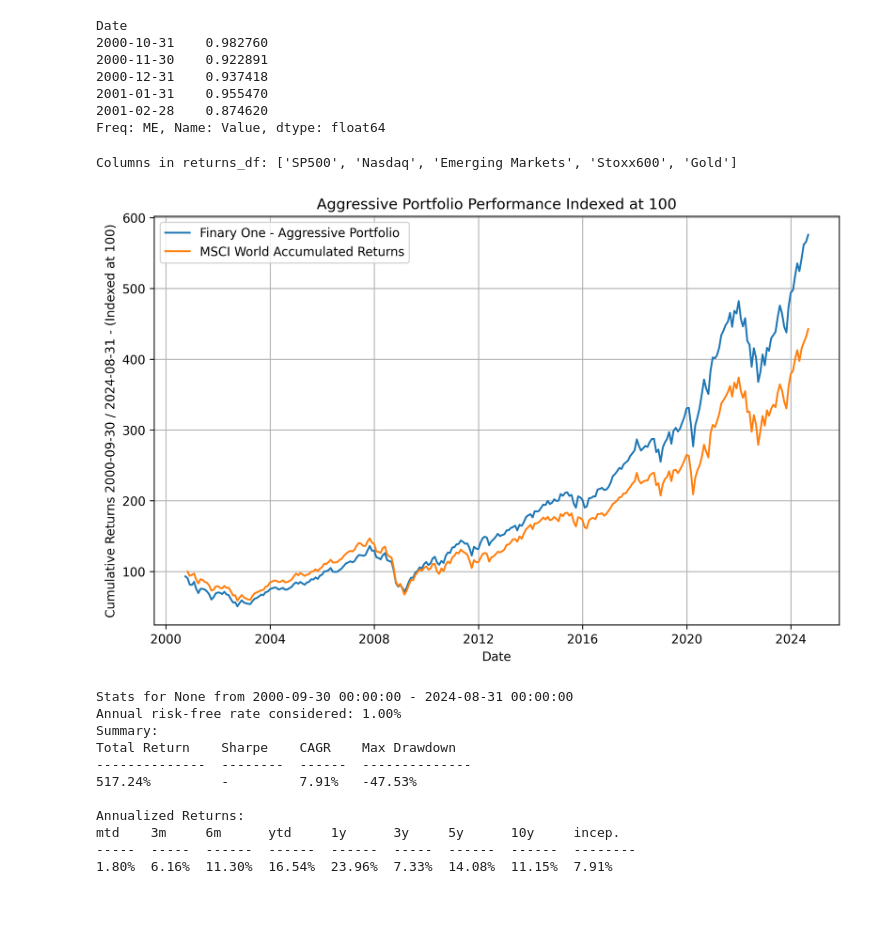
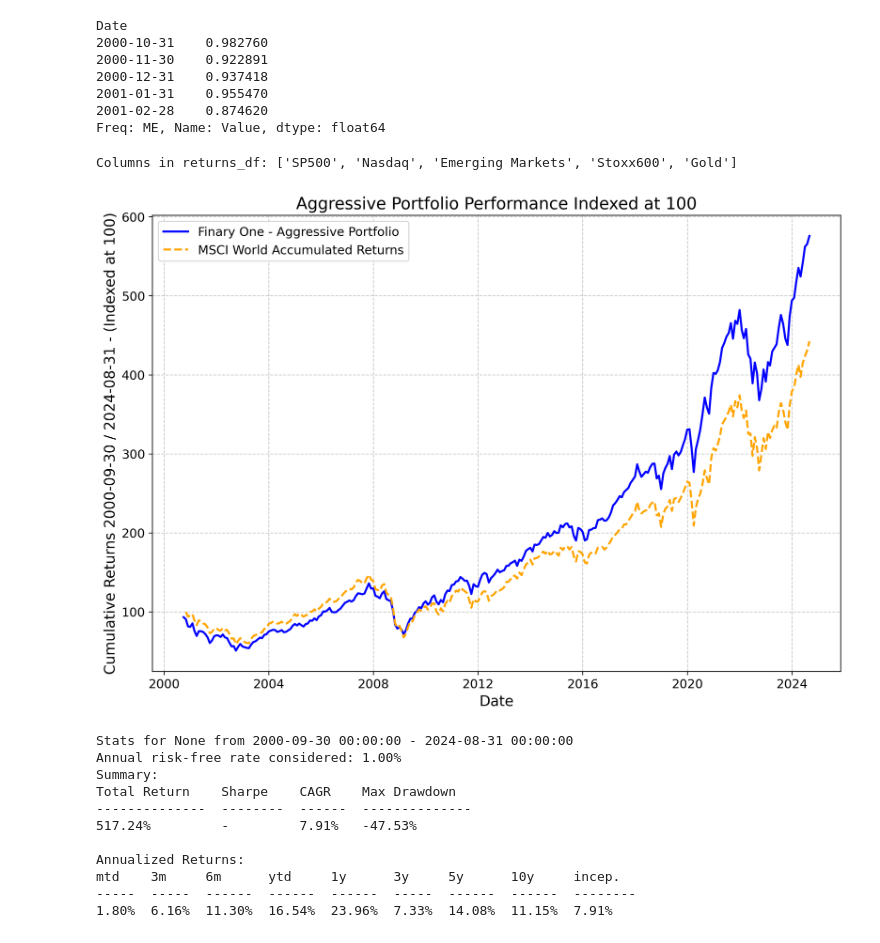
Before and after one commit to louissellier/finary_one, a Jupyter notebook: aggressive_backtest.ipynb, the cells around one changed output. Cells and saved outputs as stored; diff of their text form; code cells hidden in the pictures; blank space fills up the shorter version.

Commit message:
Aggressive Portfolio Done

```diff
--- a/aggressive_backtest.ipynb
+++ b/aggressive_backtest.ipynb
@@ -56,7 +58,7 @@ else:
         nasdaq = pd.concat([ndx_adj_close, csndx_adj_close])
 
         # Plot the combined data
-        plt.figure(figsize=(12, 6))
+        plt.figure(figsize=(12, 6), dpi=300)
         nasdaq.plot(title='Nasdaq 100 Net Total Return Adjusted Close Prices')
         plt.xlabel('Date')
         plt.ylabel('Adjusted Close Price')
@@ -126,7 +128,7 @@ else:
         stoxx600 = pd.concat([stoxx_adj_close, etf_adj_close])
 
         # Plot the combined data
-        plt.figure(figsize=(12, 6))
+        plt.figure(figsize=(12, 6), dpi=300)
         stoxx600.plot(title='STOXX Europe 600 and ETF XSX6.DE Adjusted Close Prices')
         plt.xlabel('Date')
         plt.ylabel('Adjusted Close Price')
@@ -203,42 +205,44 @@ returns_df = pd.concat(
 returns_df.dropna(inplace=True)
 
 # Optional: Verify that the DataFrame now has 5 columns
 print(f"Columns in returns_df: {returns_df.columns.tolist()}")  # Should list all 5 asset names
 
 # Step 5: Define your portfolio weights
 weights = [0.4, 0.2, 0.15, 0.15, 0.1]
 
 # Ensure weights sum to 1 (optional if weights are already normalized)
 weights = [w / sum(weights) for w in weights]
 
 # Step 6: Compute the portfolio returns
 portfolio_returns = returns_df.dot(weights)
 
 # Step 7: Index cumulative returns to 100 instead of 1
 cumulative_returns_indexed = 100 * (1 + portfolio_returns).cumprod()
 msci_world_cumulative_returns_indexed = 100 * msci_world_cumulative_returns / msci_world_cumulative_returns.iloc[0]
 
 # Step 8: Save everything in a variable called aggressive_portfolio
 cumulative_returns_indexed.index = pd.to_datetime(cumulative_returns_indexed.index)
 
 aggressive_portfolio = pd.DataFrame({
     'Portfolio_Returns': portfolio_returns,
     'Cumulative_Returns': cumulative_returns_indexed
 })
 
 # Step 9: Plot the performance, indexed at 100
-plt.figure(figsize=(10, 6), dpi=300)
-plt.plot(cumulative_returns_indexed, label='Finary One - Aggressive Portfolio')
-plt.plot(msci_world_cumulative_returns_indexed, label='MSCI World Accumulated Returns')
-plt.title('Aggressive Portfolio Performance Indexed at 100')
-plt.xlabel('Date')
-plt.ylabel('Cumulative Returns 2000-09-30 / 2024-08-31 - (Indexed at 100)')
-plt.legend()
-plt.grid(True)
+plt.figure(figsize=(12, 8), dpi=300)
+plt.plot(cumulative_returns_indexed, label='Finary One - Aggressive Portfolio', color='blue', linewidth=2)
+plt.plot(msci_world_cumulative_returns_indexed, label='MSCI World Accumulated Returns', color='orange', linestyle='--', linewidth=2)
+plt.title('Aggressive Portfolio Performance Indexed at 100', fontsize=16)
+plt.xlabel('Date', fontsize=14)
+plt.ylabel('Cumulative Returns 2000-09-30 / 2024-08-31 - (Indexed at 100)', fontsize=14)
+plt.legend(fontsize=12)
+plt.grid(True, linestyle='--', alpha=0.7)
+plt.xticks(fontsize=12)
+plt.yticks(fontsize=12)
 plt.show()
 # %% [output]
 Columns in returns_df: ['SP500', 'Nasdaq', 'Emerging Markets', 'Stoxx600', 'Gold']
-[figure, old version]
+[figure, new version]
 # %%
 global_stats = ffn.calc_stats(cumulative_returns)
 global_stats.set_riskfree_rate(0.01)
```
Also changed, not shown: parts of 6 cells of this notebook, 2 other files.
